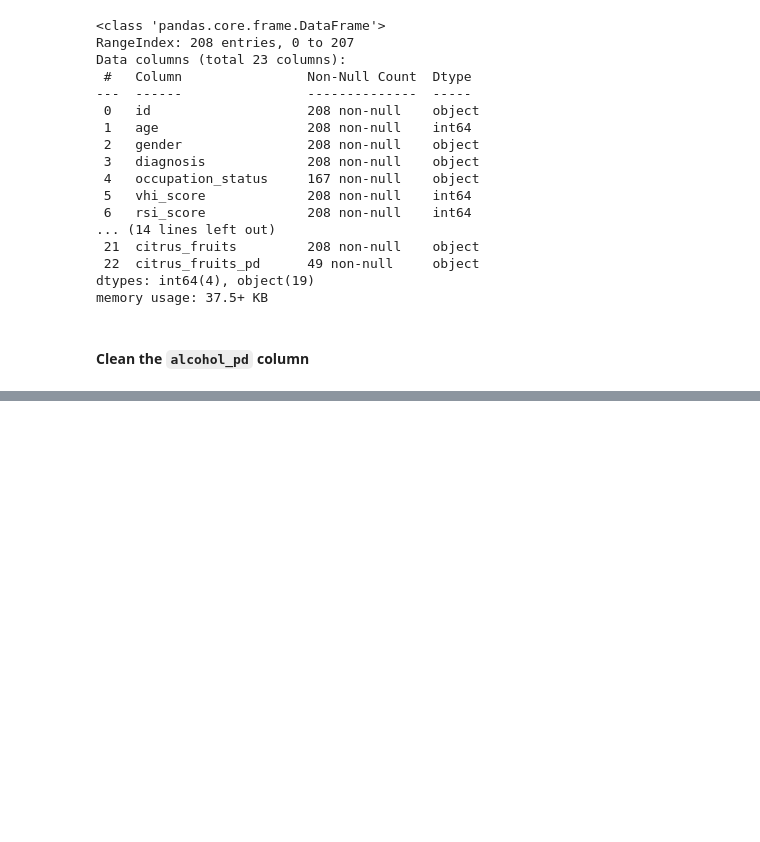
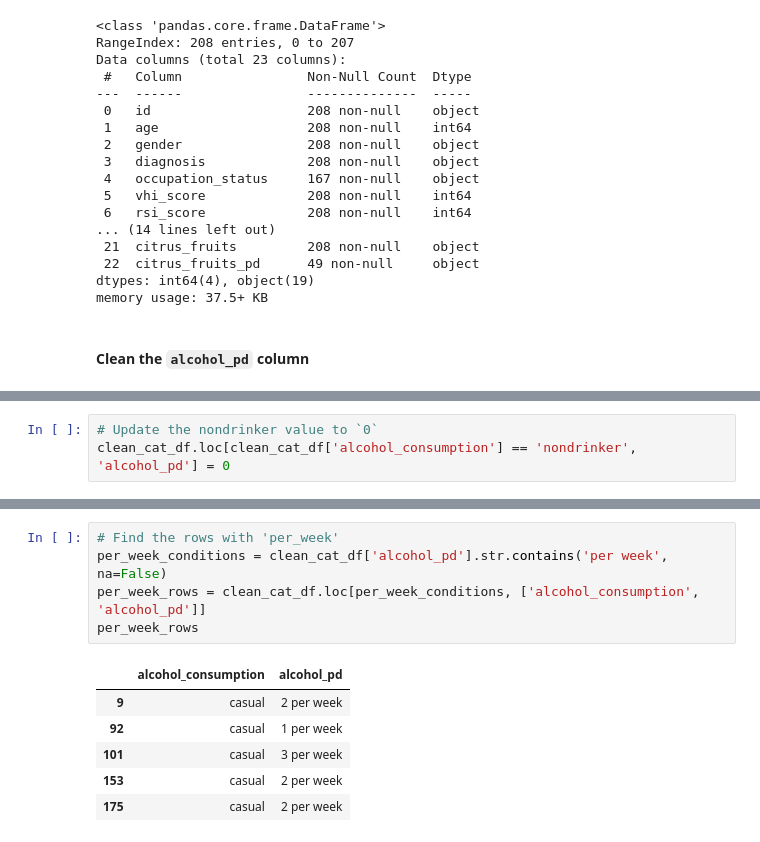
Before and after one commit to alyssahondrade/ml-perspectives-on-voice-disorder-diagnosis, a Jupyter notebook: 02_data_cleaning.ipynb, the cells around one changed output, grey strips where cells are left out. Cells and saved outputs as stored; diff of their text form; blank space fills up the shorter version.

```diff
--- a/02_data_cleaning.ipynb
+++ b/02_data_cleaning.ipynb
@@ -508,3 +510,6 @@ clean_cat_df[['alcohol_consumption', 'alcohol_pd']]
 | 206 | habitual | 1 |
 | 207 | casual | NaN |
 208 rows × 2 columns
+# %%
+# Update the nondrinker value to `0`
+clean_cat_df.loc[clean_cat_df['alcohol_consumption'] == 'nondrinker', 'alcohol_pd'] = 0
@@ -510,0 +539,12 @@ clean_cat_df[['alcohol_consumption', 'alcohol_pd']]
+# %%
+# Find the rows with 'per_week'
+per_week_conditions = clean_cat_df['alcohol_pd'].str.contains('per week', na=False)
+per_week_rows = clean_cat_df.loc[per_week_conditions, ['alcohol_consumption', 'alcohol_pd']]
+per_week_rows
+# %% [output]
+|  | alcohol_consumption | alcohol_pd |
+| 9 | casual | 2 per week |
+| 92 | casual | 1 per week |
+| 101 | casual | 3 per week |
+| 153 | casual | 2 per week |
+| 175 | casual | 2 per week |
```
Also changed, not shown: parts of 9 cells of this notebook.
